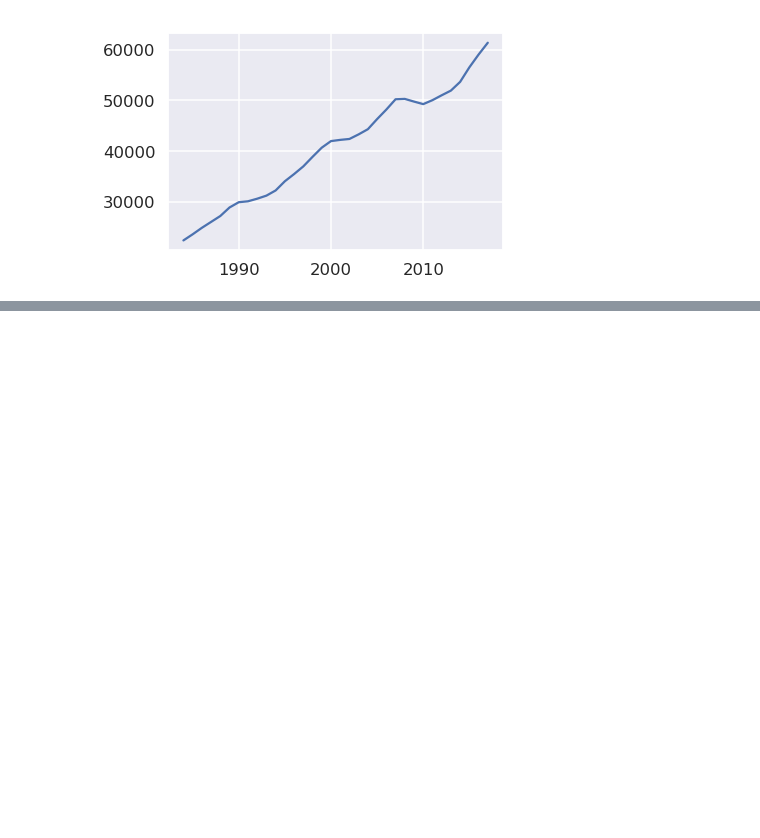
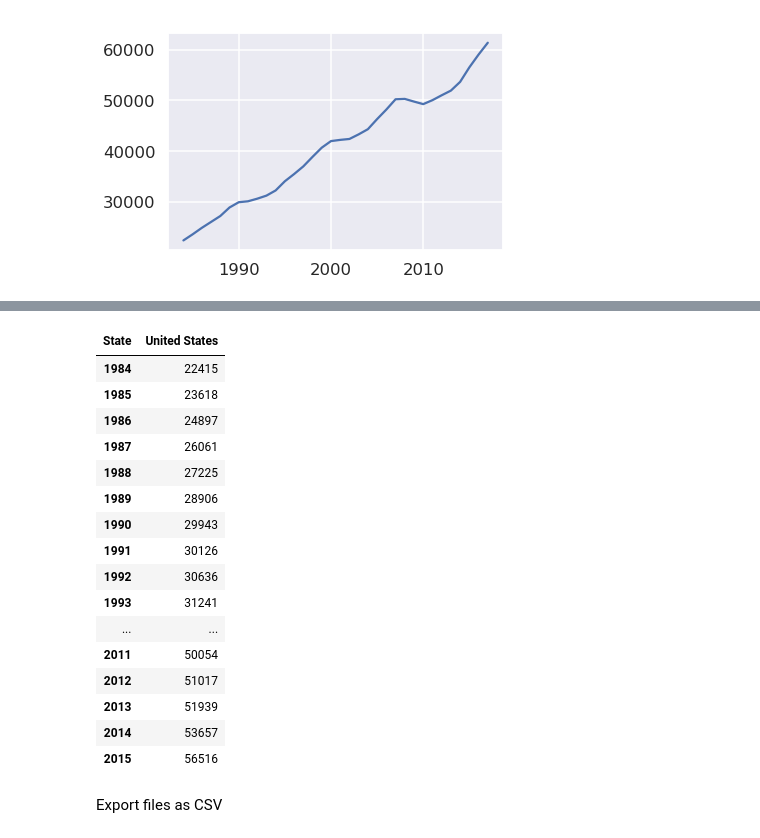
Before and after one commit to cogs108-project-group/Data-Cleaning-Task-2-, a Jupyter notebook: Household Import + Exploratory.ipynb, the cells around one changed output, grey strips where cells are left out. Drawn from its saved outputs; the diff is of its cells as text; code cells hidden in the pictures; blank space fills up the shorter version.

```diff
--- a/Household Import + Exploratory.ipynb
+++ b/Household Import + Exploratory.ipynb
@@ -269,0 +304,27 @@ USMedian.iloc[0].plot()
+# %%
+USMedian = USMedian.T
+USMedian = USMedian.loc[2015:1984]
+USMedian = USMedian.reindex(index=USMedian.index[::-1])
+# %%
+#preview
+USMedian
+# %% [output]
+| State | United States |
+| 1984 | 22415 |
+| 1985 | 23618 |
+| 1986 | 24897 |
+| 1987 | 26061 |
+| 1988 | 27225 |
+| 1989 | 28906 |
+| 1990 | 29943 |
+| 1991 | 30126 |
+| 1992 | 30636 |
+| 1993 | 31241 |
+| ... | ... |
+| 2011 | 50054 |
+| 2012 | 51017 |
+| 2013 | 51939 |
+| 2014 | 53657 |
+| 2015 | 56516 |
+# %% [markdown]
+Export files as CSV
```
Also changed, not shown: parts of 8 cells of this notebook.
